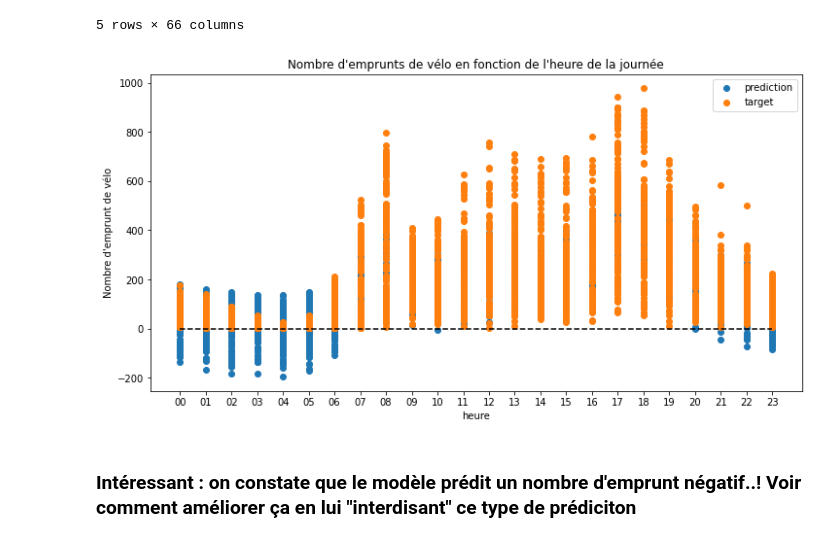
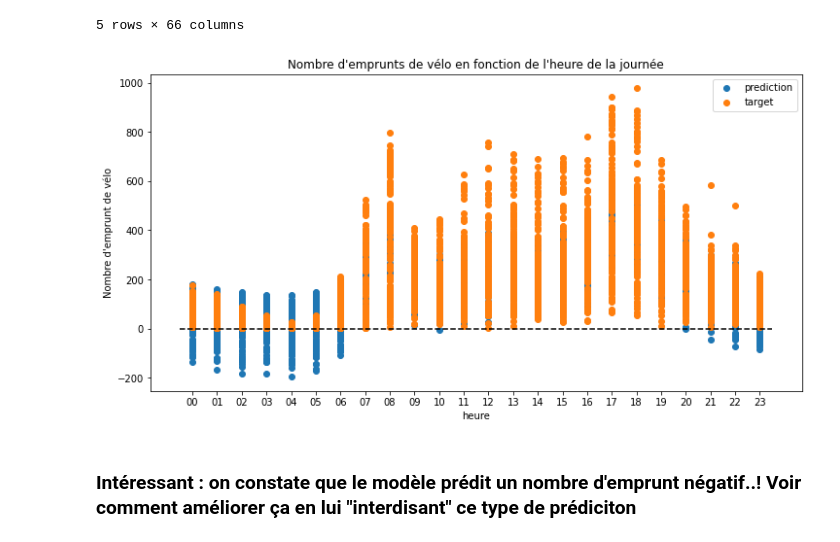
Before and after one commit to hadisql/Simplon, a Jupyter notebook: projet_brief/bike_rentals_v2.ipynb, the cells around one changed output. Saved outputs shown, nothing was run; the diff lists cells and outputs as text; code cells hidden in the pictures.

```diff
--- a/projet_brief/bike_rentals_v2.ipynb
+++ b/projet_brief/bike_rentals_v2.ipynb
@@ -425,15 +540,15 @@ taille de la matrice transformée par l'encodeur et le scaler (7620, 66)
 # %%
 plt.figure(figsize=(12,6))
 plt.scatter(X_test_4.sort_values('hour',ascending=True)['hour'],pred_4.predict(X_test_4.sort_values('hour',ascending=True)),label='prediction')
 plt.scatter(X_test_4['hour'],y_test_4,label='target')
-plt.hlines(y=0,xmin=0,xmax=23,colors='black',linestyles='dashed')
+plt.hlines(y=0,xmin=-0.5,xmax=23.5,colors='black',linestyles='dashed')
 plt.legend()
 plt.title('Nombre d\'emprunts de vélo en fonction de l\'heure de la journée')
 plt.xlabel('heure')
 plt.ylabel('Nombre d\'emprunt de vélo')
 plt.show()
 # %% [output]
-[figure, old version]
+[figure, new version]
 # %% [markdown]
 ### Intéressant : on constate que le modèle prédit un nombre d'emprunt négatif..! Voir comment améliorer ça en lui "interdisant" ce type de prédiciton
 # %%
```
Also changed, not shown: parts of 21 cells of this notebook.
